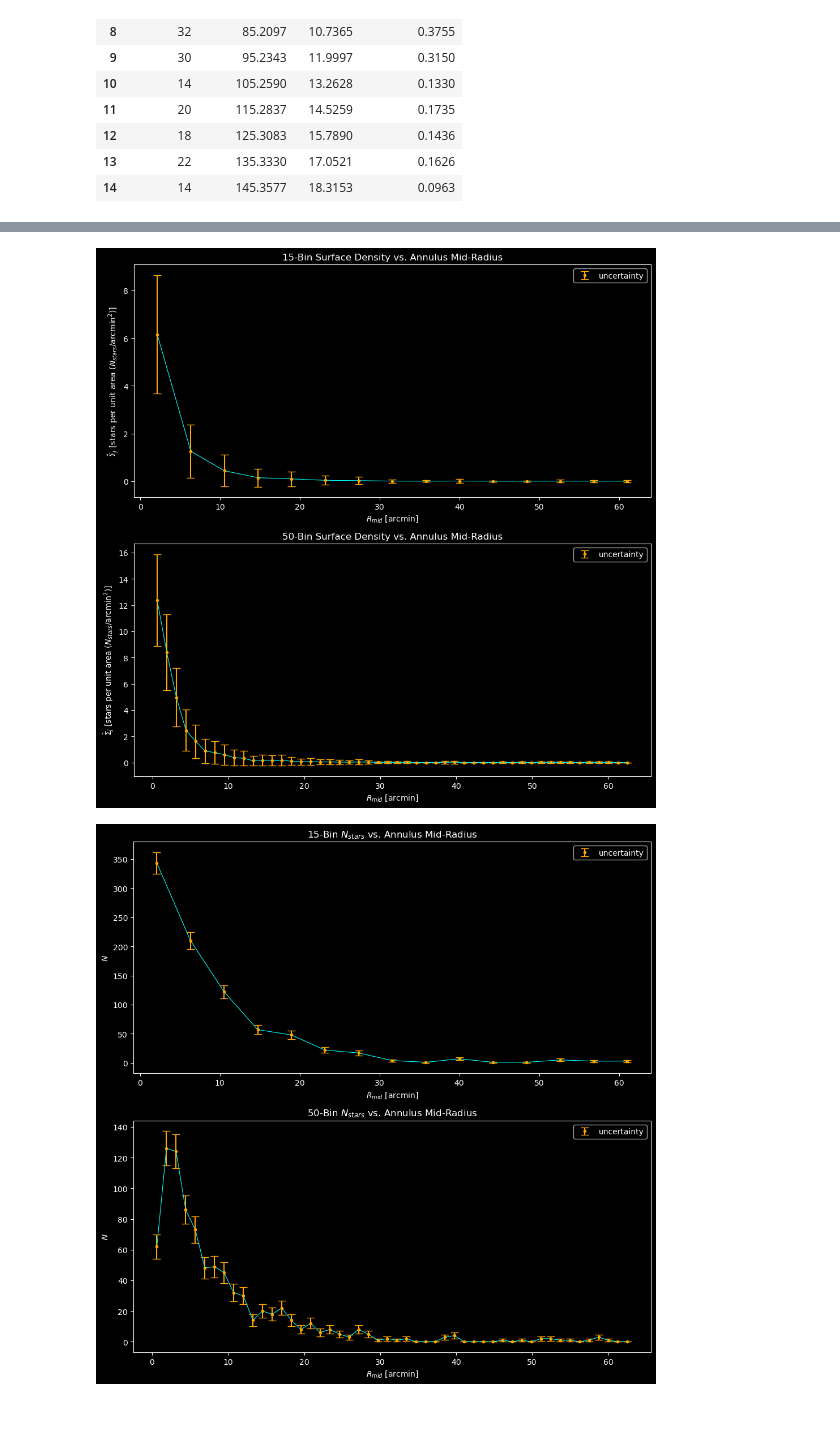
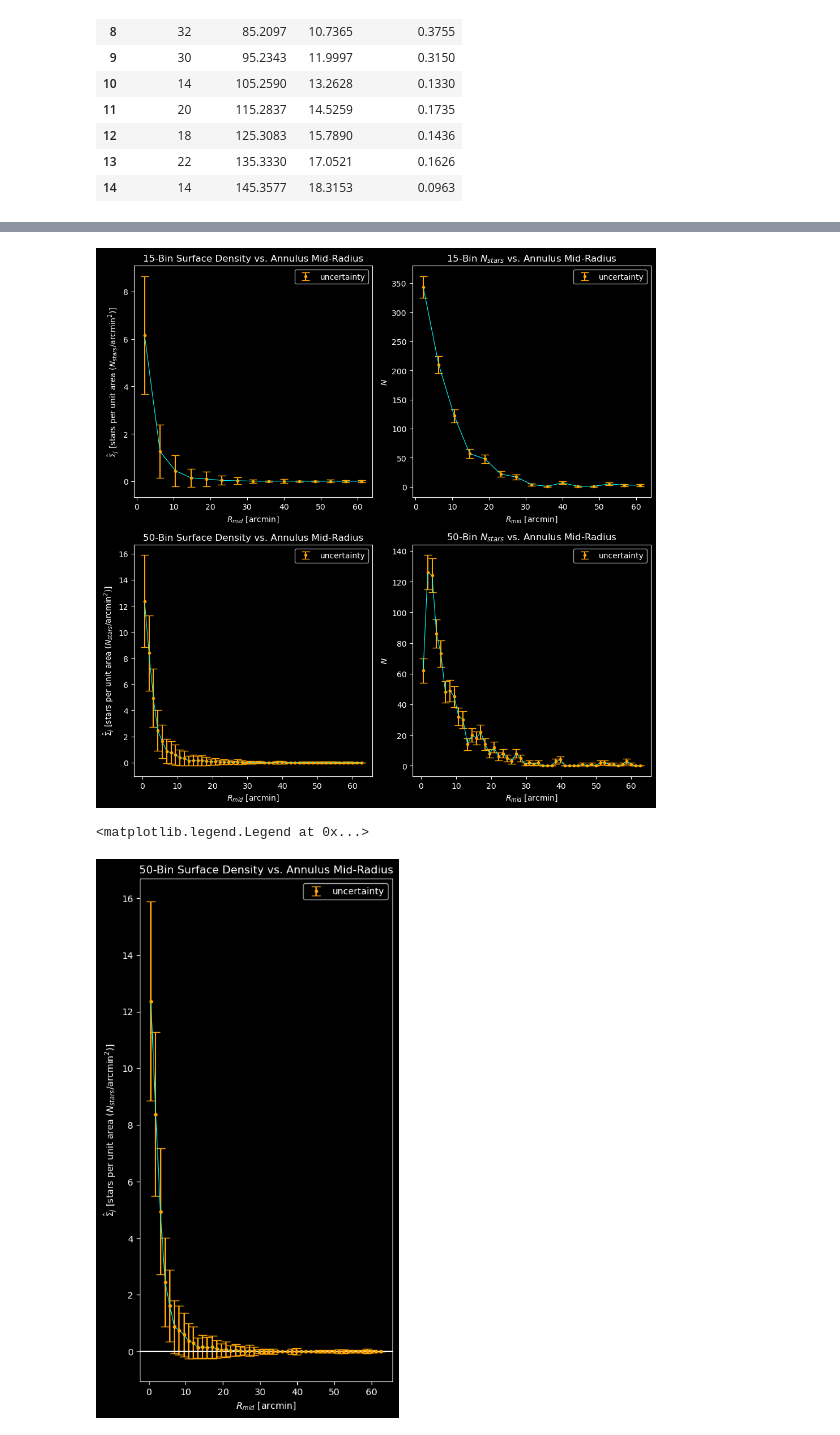
Before and after one commit to lea-y01/phys_stats, a Jupyter notebook: assignments/assignment_2/assignment2_V1.ipynb, the cells around one changed output, grey strips where cells are left out. Saved outputs shown, nothing was run; the diff lists cells and outputs as text; code cells hidden in the pictures.

```diff
--- a/assignments/assignment_2/assignment2_V1.ipynb
+++ b/assignments/assignment_2/assignment2_V1.ipynb
@@ -455,47 +463,60 @@ N < 10: 34
 # %%
-fig, ax = plt.subplots(2, 1, figsize = (10,10))
+fig, ax = plt.subplots(2, 2, figsize = (10,10))
 
-ax[0].errorbar(binning_15['mid-radii'], binning_15['surface density'],
+ax[0,0].errorbar(binning_15['mid-radii'], binning_15['surface density'],
                yerr=np.sqrt(binning_15['bin counts']/binning_15['annulus areas']),
                fmt='.', color = 'orange', capsize = 5, label = 'uncertainty')
-ax[0].plot(binning_15['mid-radii'], binning_15['surface density'], color = 'cyan', lw = 0.8)
-ax[0].set_xlabel('$R_{mid}$ [arcmin]')
-ax[0].set_ylabel('$\hat \Sigma_j$ [stars per unit area ($N_{stars}/\\text{arcmin}^2$)]')
-ax[0].set_title('15-Bin Surface Density vs. Annulus Mid-Radius')
-ax[0].legend()
+ax[0,0].plot(binning_15['mid-radii'], binning_15['surface density'], color = 'cyan', lw = 0.8)
+ax[0,0].set_xlabel('$R_{mid}$ [arcmin]')
+ax[0,0].set_ylabel('$\hat \Sigma_j$ [stars per unit area ($N_{stars}/\\text{arcmin}^2$)]')
+ax[0,0].set_title('15-Bin Surface Density vs. Annulus Mid-Radius')
+ax[0,0].legend()
 
-ax[1].errorbar(binning_50['mid-radii'], binning_50['surface density'],
+ax[0,1].errorbar(binning_15['mid-radii'], binning_15['bin counts'],
+               yerr=np.sqrt(binning_15['bin counts']),
+               fmt='.', color = 'orange', capsize = 5, label = 'uncertainty')
+ax[0,1].plot(binning_15['mid-radii'], binning_15['bin counts'], color = 'cyan', lw = 0.8)
+ax[0,1].set_xlabel('$R_{mid}$ [arcmin]')
+ax[0,1].set_ylabel('$N$')
+ax[0,1].set_title('15-Bin $N_{stars}$ vs. Annulus Mid-Radius')
+ax[0,1].legend()
+
+ax[1,0].errorbar(binning_50['mid-radii'], binning_50['surface density'],
                yerr=np.sqrt(binning_50['bin counts']/binning_50['annulus areas']),
                fmt='.', color = 'orange', capsize = 5, label = 'uncertainty')
-ax[1].plot(binning_50['mid-radii'], binning_50['surface density'], color = 'cyan', lw = 0.8)
-ax[1].set_xlabel('$R_{mid}$ [arcmin]')
-ax[1].set_ylabel('$\hat \Sigma_j$ [stars per unit area ($N_{stars}/\\text{arcmin}^2$)]')
-ax[1].set_title('50-Bin Surface Density vs. Annulus Mid-Radius')
-ax[1].legend()
+ax[1,0].plot(binning_50['mid-radii'], binning_50['surface density'], color = 'cyan', lw = 0.8)
+ax[1,0].set_xlabel('$R_{mid}$ [arcmin]')
+ax[1,0].set_ylabel('$\hat \Sigma_j$ [stars per unit area ($N_{stars}/\\text{arcmin}^2$)]')
+ax[1,0].set_title('50-Bin Surface Density vs. Annulus Mid-Radius')
+ax[1,0].legend()
 
+
+ax[1,1].errorbar(binning_50['mid-radii'], binning_50['bin counts'],
+               yerr=np.sqrt(binning_50['bin counts']),
+               fmt='.', color = 'orange', capsize = 5, label = 'uncertainty')
+ax[1,1].plot(binning_50['mid-radii'], binning_50['bin counts'], color = 'cyan', lw = 0.8)
+ax[1,1].set_xlabel('$R_{mid}$ [arcmin]')
+ax[1,1].set_ylabel('$N$')
+ax[1,1].set_title('50-Bin $N_{stars}$ vs. Annulus Mid-Radius')
+ax[1,1].legend()
 plt.tight_layout()
 # %% [output]
-[figure, old version]
+[figure, new version]
 # %%
-fig, ax = plt.subplots(2, 1, figsize = (10,10))
+# question: why is it that the area smoothes things out and makes it nicer? and can i base my decision more on
+# surface density than the counts? i think that makes sense given the areas of the bins are changing?
 
-ax[0].errorbar(binning_15['mid-radii'], binning_15['bin counts'],
-               yerr=np.sqrt(binning_15['bin counts']),
+fig, ax = plt.subplots(figsize = (5,10))
+
+ax.errorbar(binning_50['mid-radii'], binning_50['surface density'],
+               yerr=np.sqrt(binning_50['bin counts']/binning_50['annulus areas']),
                fmt='.', color = 'orange', capsize = 5, label = 'uncertainty')
-ax[0].plot(binning_15['mid-radii'], binning_15['bin counts'], color = 'cyan', lw = 0.8)
-ax[0].set_xlabel('$R_{mid}$ [arcmin]')
-ax[0].set_ylabel('$N$')
-ax[0].set_title('15-Bin $N_{stars}$ vs. Annulus Mid-Radius')
-ax[0].legend()
-
-ax[1].errorbar(binning_50['mid-radii'], binning_50['bin counts'],
-               yerr=np.sqrt(binning_50['bin counts']),
-               fmt='.', color = 'orange', capsize = 5, label = 'uncertainty')
-ax[1].plot(binning_50['mid-radii'], binning_50['bin counts'], color = 'cyan', lw = 0.8)
-ax[1].set_xlabel('$R_{mid}$ [arcmin]')
-ax[1].set_ylabel('$N$')
-ax[1].set_title('50-Bin $N_{stars}$ vs. Annulus Mid-Radius')
-ax[1].legend()
-plt.tight_layout()
+ax.plot(binning_50['mid-radii'], binning_50['surface density'], color = 'cyan', lw = 0.8)
+ax.axhline(0)
+ax.set_xlabel('$R_{mid}$ [arcmin]')
+ax.set_ylabel('$\hat \Sigma_j$ [stars per unit area ($N_{stars}/\\text{arcmin}^2$)]')
+ax.set_title('50-Bin Surface Density vs. Annulus Mid-Radius')
+ax.legend()
 # %% [output]
+<matplotlib.legend.Legend at 0x...>
-[figure, old version]
+[figure, new version]
```
Also changed, not shown: parts of 10 cells of this notebook.
